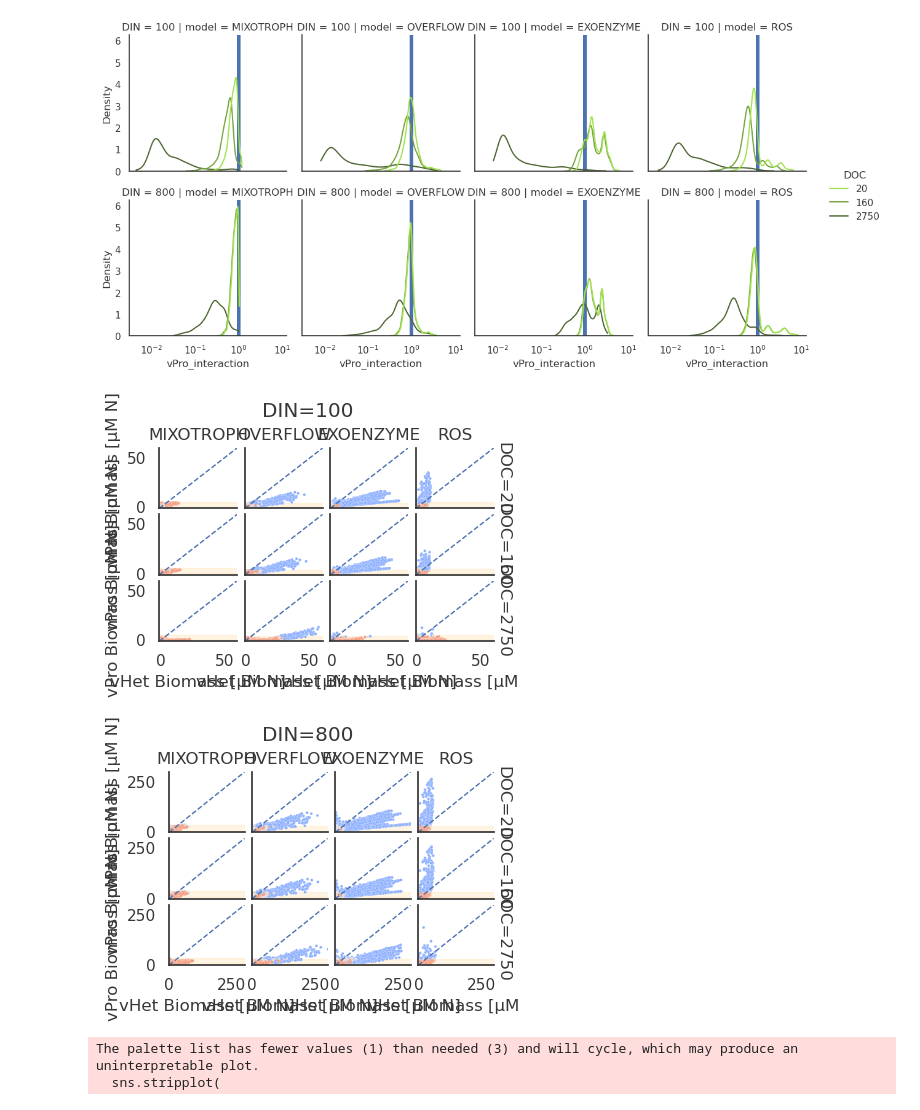
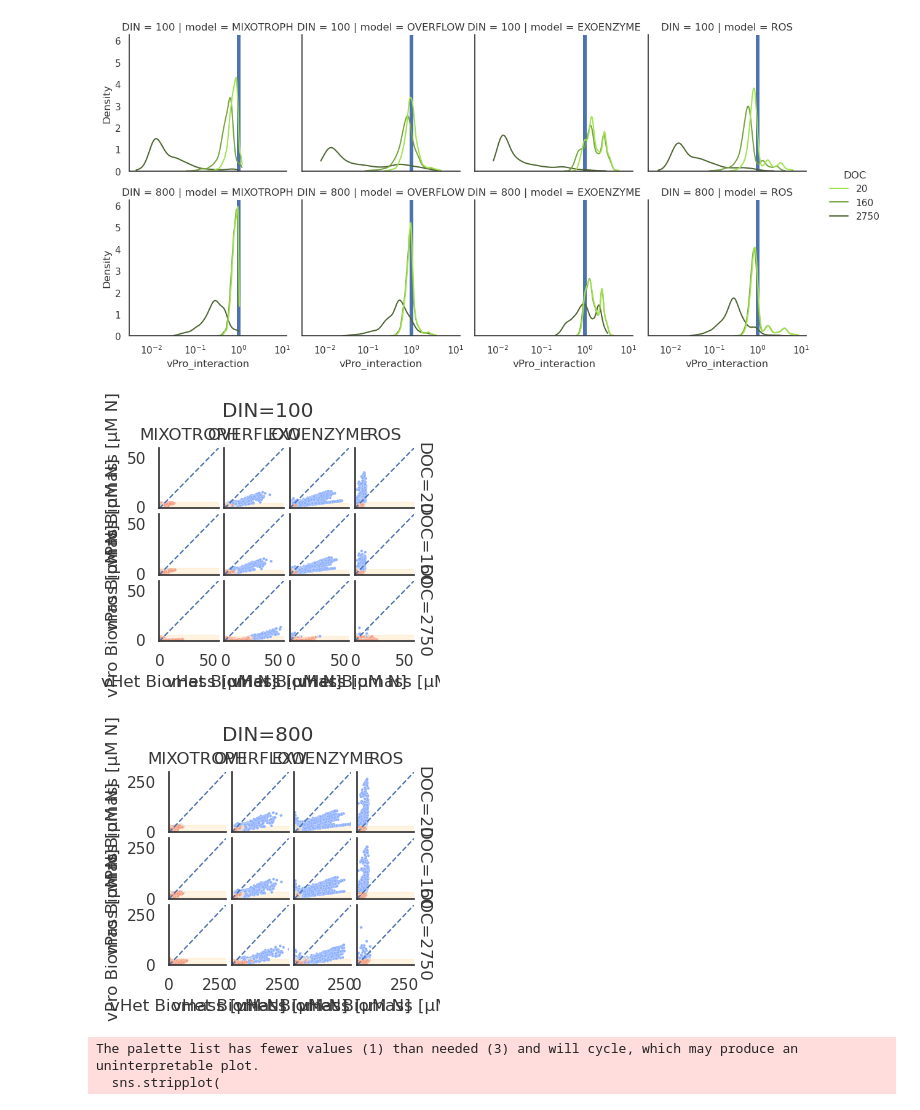
Before and after one commit to wosnat/recycle_model, a Jupyter notebook: STORE_model/notebooks/model_store_analyze_monte_biogeo_reruns.ipynb, the cells around one changed output. Drawn from its saved outputs; the diff is of its cells as text; code cells hidden in the pictures.

```diff
--- a/STORE_model/notebooks/model_store_analyze_monte_biogeo_reruns.ipynb
+++ b/STORE_model/notebooks/model_store_analyze_monte_biogeo_reruns.ipynb
@@ -499,36 +499,36 @@ for din in [100,800]:
          y='Integrated N Biomassp', x='Integrated N Biomassh',
         #hue='y_pred', hue_order=list(reversed(gorder)), palette=list(reversed(gpalette)),
         hue='interaction_class', hue_order=iorder, palette=ipalette,
         col='model', col_order=morder, s=4, lw=0.1,
         row='DOC',
         #row='Category', row_order=media_order[1:],
         legend=False,
-        aspect=1.1, height=1,rasterized=True,
+        aspect=0.9, height=1,rasterized=True,
         facet_kws=dict(margin_titles=True),
         #color='purple',
     )
     for (row_val, col_val), ax in g.axes_dict.items():
         ax.axline((0,0), (20,20),lw=1, ls='--')
         ponly_values = ponly_df.loc[ponly_df.DIN.isin([din]) & ponly_df.DOC.isin([row_val]) & ponly_df.model.isin([col_val]), 'Integrated N Biomassp']
         ax.axhspan(ponly_values.min(), ponly_values.max(), alpha=0.1, zorder=-100, color='orange')
 
     g.set(ylabel='vPro Biomass [µM N]', xlabel='vHet Biomass [µM N]',
           #xlim=(-1,60),
           #ylim=(-1,60),
          )
     if (din == 100):
         g.set(xlim=(-1,60), ylim=(-1,60), )
     else:
         g.set(xlim=(-1,300), ylim=(-1,300), )
 
     g.set_titles(col_template='{col_name}', row_template='DOC={row_name}')
     plt.subplots_adjust(hspace=0.1, wspace=0.1)
     plt.suptitle(f'DIN={din}',y=1.02)
     save_fpath = os.path.join(save_dpath, f'fig_biomass_{din}.svg')
     plt.savefig(save_fpath, format='svg', dpi=1200)
 # %% [output]
-[figure, old version]
+[figure, new version]
-[figure, old version]
+[figure, new version]
 # %%
 for c in ['Integrated N Biomassp', 'Integrated N Biomassh',]:
     for din in [100,800]:
```
